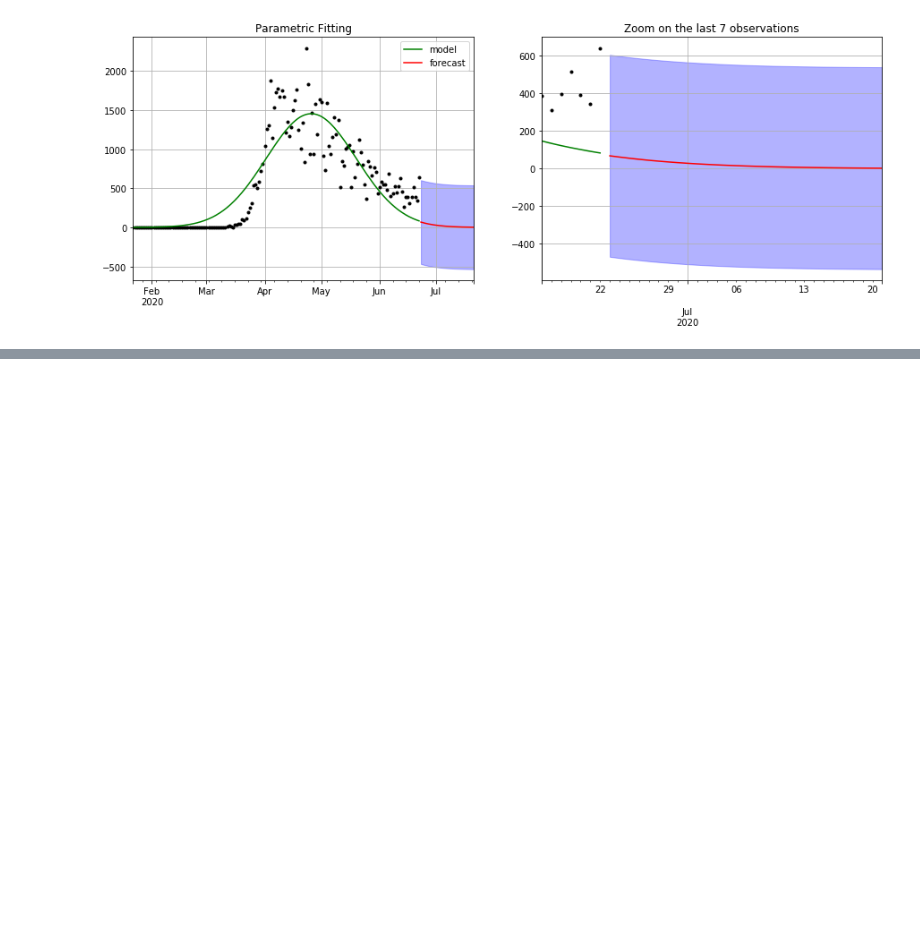
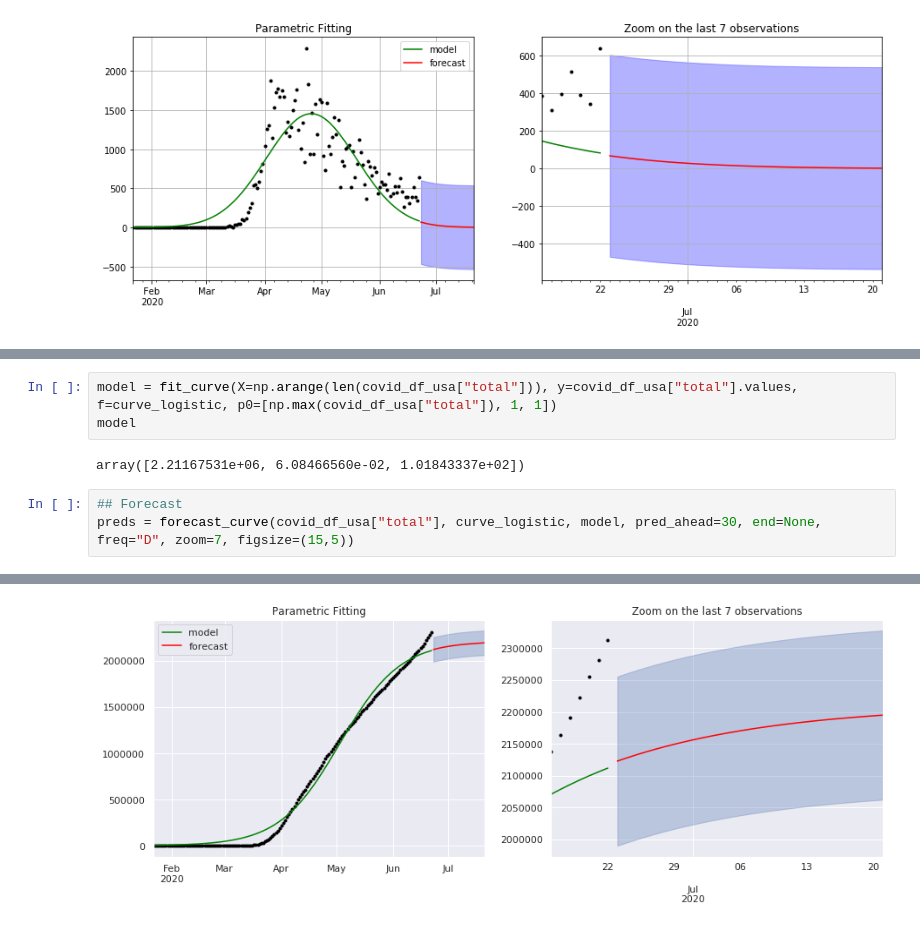
Before and after one commit to sahussain/Udacity-MLEN-CapstoneProject, a Jupyter notebook: Notebooks/TSFMs2 .ipynb, the cells around one changed output, grey strips where cells are left out. Drawn from its saved outputs; the diff is of its cells as text; blank space fills up the shorter version.

```diff
--- a/Notebooks/TSFMs2 .ipynb
+++ b/Notebooks/TSFMs2 .ipynb
@@ -579,0 +756,9 @@ forecast Pennsylvania
+# %%
+model = fit_curve(X=np.arange(len(covid_df_usa["total"])), y=covid_df_usa["total"].values, f=curve_logistic, p0=[np.max(covid_df_usa["total"]), 1, 1])
+model
+# %% [output]
+array([2.21167531e+06, 6.08466560e-02, 1.01843337e+02])
+# %%
+## Forecast
+preds = forecast_curve(covid_df_usa["total"], curve_logistic, model, pred_ahead=30, end=None, freq="D", zoom=7, figsize=(15,5))
+# %% [output]
@@ -579,0 +766 @@ forecast Pennsylvania
+[figure, added]
```
Also changed, not shown: parts of 22 cells of this notebook, 1 other file.
